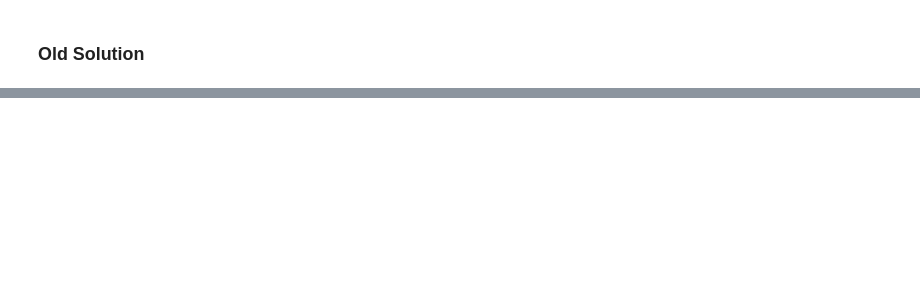
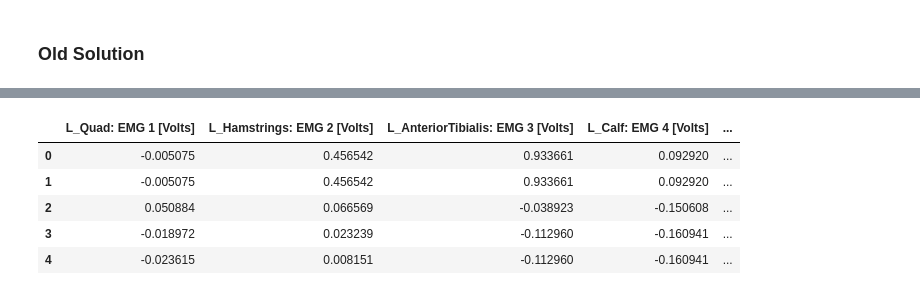
Before and after one commit to DavidN0809/AI-Assisted-Gait-Restoration-for-Disabled-Individuals, a Jupyter notebook: cvs_preprocess.ipynb, the cells around one changed output, grey strips where cells are left out. Cells and saved outputs as stored; diff of their text form; code cells hidden in the pictures; blank space fills up the shorter version.

```diff
--- a/cvs_preprocess.ipynb
+++ b/cvs_preprocess.ipynb
@@ -150,3 +97,12 @@ L_Quad: EMG 1 (IM) [V]
+# %%
+new_csv.head()
+# %% [output]
+|  | L_Quad: EMG 1 [Volts] | L_Hamstrings: EMG 2 [Volts] | L_AnteriorTibialis: EMG 3 [Volts] | L_Calf: EMG 4 [Volts] | ... |
+| 0 | -0.005075 | 0.456542 | 0.933661 | 0.092920 | ... |
+| 1 | -0.005075 | 0.456542 | 0.933661 | 0.092920 | ... |
+| 2 | 0.050884 | 0.066569 | -0.038923 | -0.150608 | ... |
+| 3 | -0.018972 | 0.023239 | -0.112960 | -0.160941 | ... |
+| 4 | -0.023615 | 0.008151 | -0.112960 | -0.160941 | ... |
 # %%
 plt.figure(figsize=(30, 6), dpi=100)
 # print(df.iloc[:,0].values)
```
Also changed, not shown: parts of 6 cells of this notebook, 1 other file.
